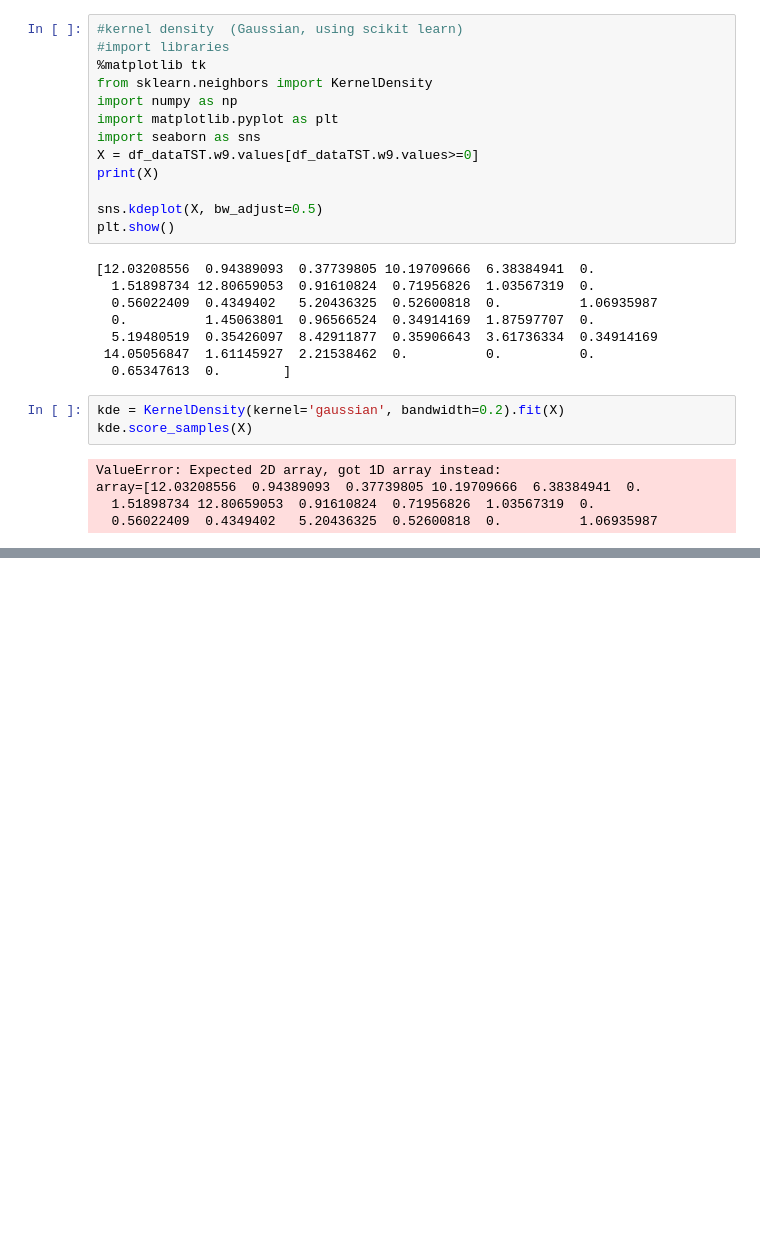
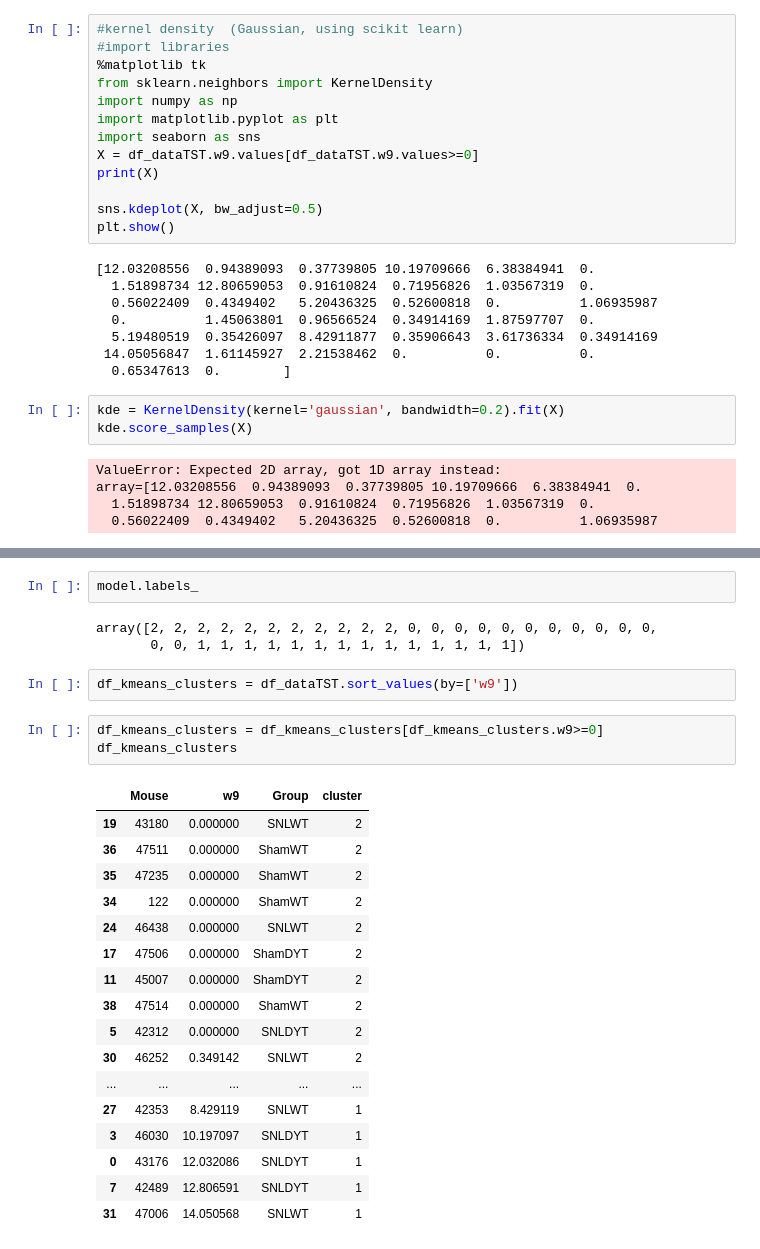
Before and after one commit to DiogoMeloNPU/eurDyscover_open_field_analysis, a Jupyter notebook: JupyterNotebooks/testf.ipynb, the cells around one changed output, grey strips where cells are left out. Drawn from its saved outputs; the diff is of its cells as text; blank space fills up the shorter version.

Commit message:
Kmeans, silhouette test

```diff
--- a/JupyterNotebooks/testf.ipynb
+++ b/JupyterNotebooks/testf.ipynb
@@ -92,0 +138,28 @@ wh35h3h
+# %%
+model.labels_
+# %% [output]
+array([2, 2, 2, 2, 2, 2, 2, 2, 2, 2, 2, 0, 0, 0, 0, 0, 0, 0, 0, 0, 0, 0,
+       0, 0, 1, 1, 1, 1, 1, 1, 1, 1, 1, 1, 1, 1, 1, 1])
+# %%
+df_kmeans_clusters = df_dataTST.sort_values(by=['w9'])
+# %%
+df_kmeans_clusters = df_kmeans_clusters[df_kmeans_clusters.w9>=0]
+df_kmeans_clusters
+# %% [output]
+|  | Mouse | w9 | Group | cluster |
+| 19 | 43180 | 0.000000 | SNLWT | 2 |
+| 36 | 47511 | 0.000000 | ShamWT | 2 |
+| 35 | 47235 | 0.000000 | ShamWT | 2 |
+| 34 | 122 | 0.000000 | ShamWT | 2 |
+| 24 | 46438 | 0.000000 | SNLWT | 2 |
+| 17 | 47506 | 0.000000 | ShamDYT | 2 |
+| 11 | 45007 | 0.000000 | ShamDYT | 2 |
+| 38 | 47514 | 0.000000 | ShamWT | 2 |
+| 5 | 42312 | 0.000000 | SNLDYT | 2 |
+| 30 | 46252 | 0.349142 | SNLWT | 2 |
+| ... | ... | ... | ... | ... |
+| 27 | 42353 | 8.429119 | SNLWT | 1 |
+| 3 | 46030 | 10.197097 | SNLDYT | 1 |
+| 0 | 43176 | 12.032086 | SNLDYT | 1 |
+| 7 | 42489 | 12.806591 | SNLDYT | 1 |
+| 31 | 47006 | 14.050568 | SNLWT | 1 |
```
Also changed, not shown: parts of 7 cells of this notebook.
